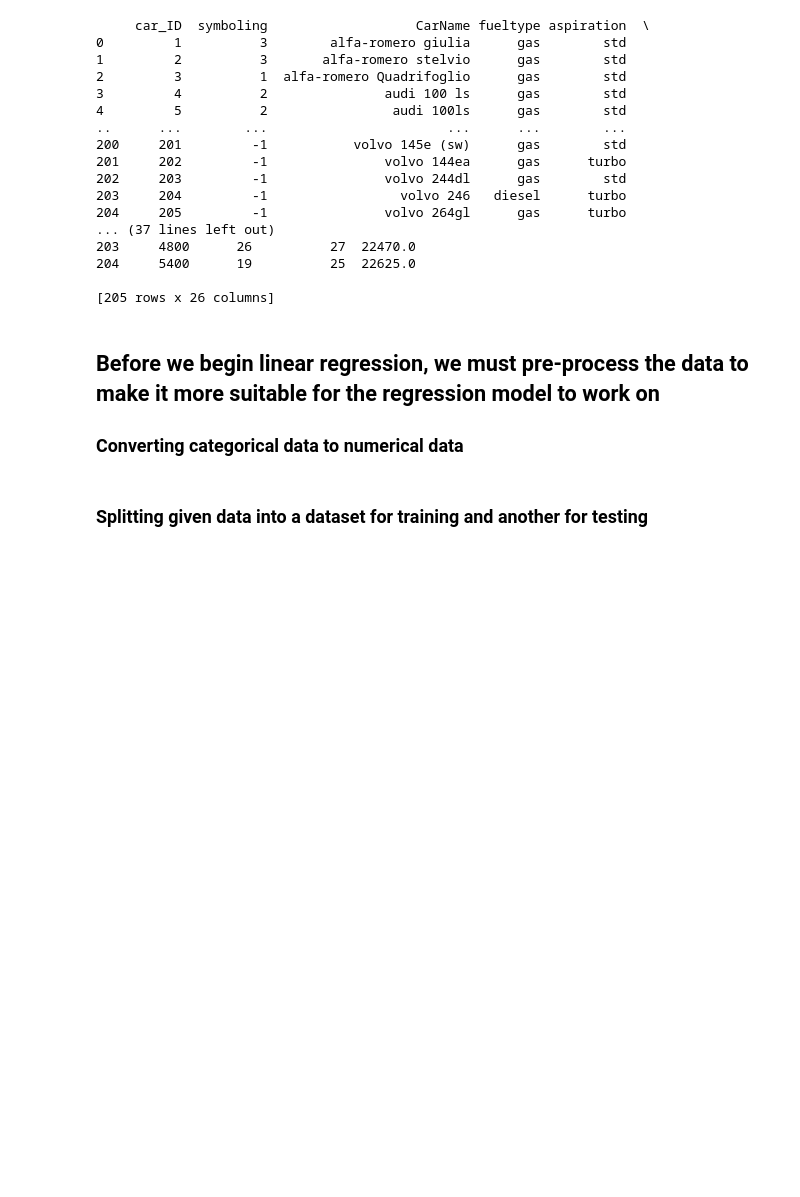
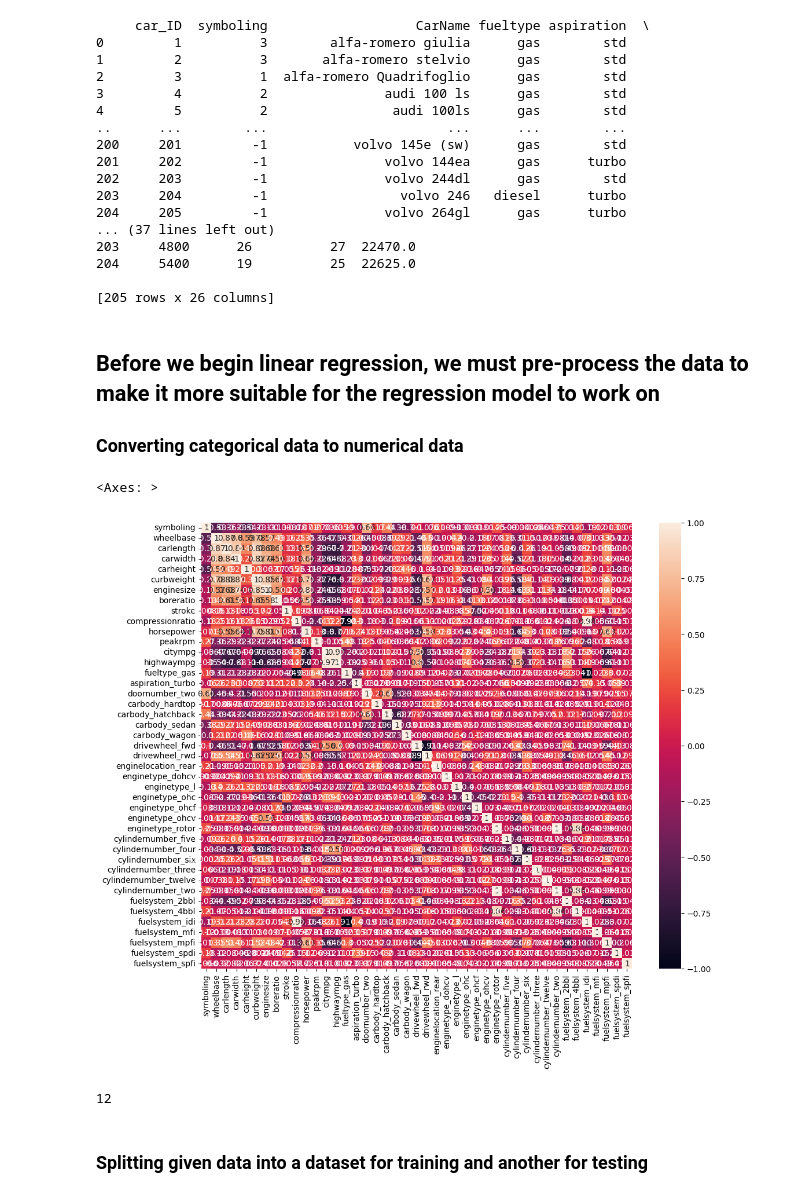
Before and after one commit to hexager/BasicLinearRegressionF, a Jupyter notebook: LinearRegression.ipynb, the cells around one changed output. Cells and saved outputs as stored; diff of their text form; code cells hidden in the pictures; blank space fills up the shorter version.

Commit message:
implemented correlation matrix, dropped highly correlated columns

```diff
--- a/LinearRegression.ipynb
+++ b/LinearRegression.ipynb
@@ -43,6 +44,27 @@ data_cat_proc = pd.get_dummies(data_cat, drop_first=True)
 boolean_cols = data_cat_proc.columns[data_cat_proc.dtypes == 'bool']
 data_cat_proc[boolean_cols] = data_cat_proc[boolean_cols].astype(int)
 data_proc = pd.concat([data_num_norm, data_cat_proc], axis=1)
+# %%
+plt.figure(figsize=(12,10))
+cor = data_proc.corr()
+sns.heatmap(cor, annot=True)
+# %% [output]
+<Axes: >
+[figure, added]
+# %%
+def correlation(dataset, threshold = 0.85):
+    column_cor = set()
+    corr_matrix = dataset.corr()
+    for i in range(len(corr_matrix.columns)):
+        for j in range(i):
+            if abs(corr_matrix.iloc[i,j]) > threshold:
+                colname = corr_matrix.columns[i]
+                column_cor.add(colname)
+    return column_cor
+corr_features = correlation(data_proc, 0.85)
+len(set(corr_features))
+# %% [output]
+12
 # %% [markdown]
 ### Splitting given data into a dataset for training and another for testing
 # %%
```
Also changed, not shown: parts of 5 cells of this notebook.
